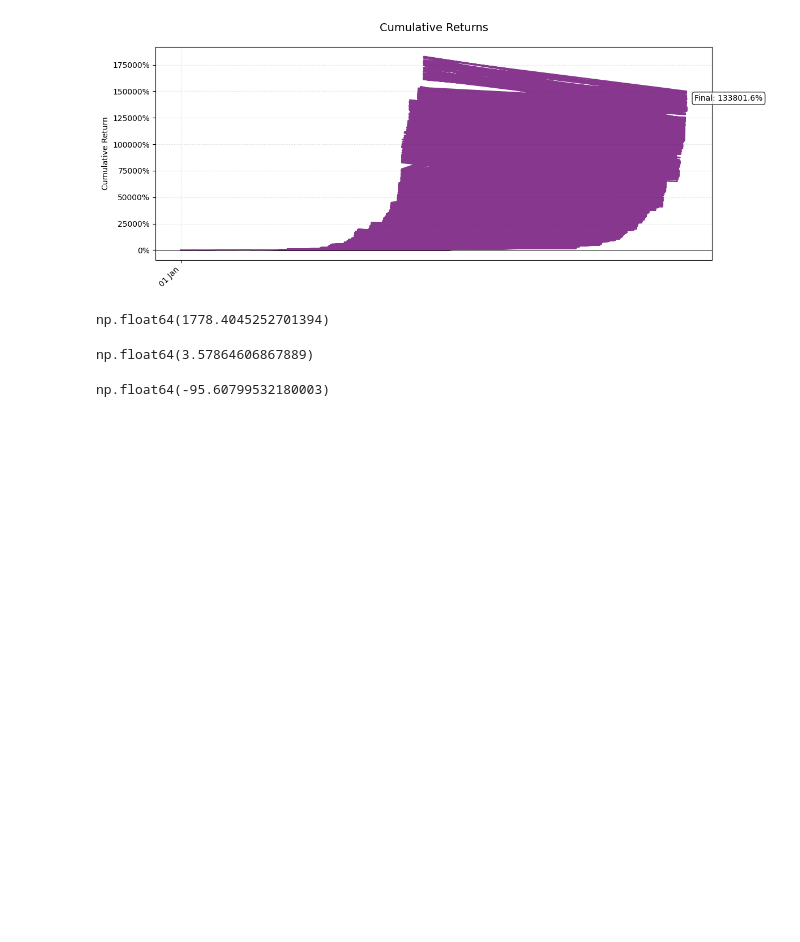
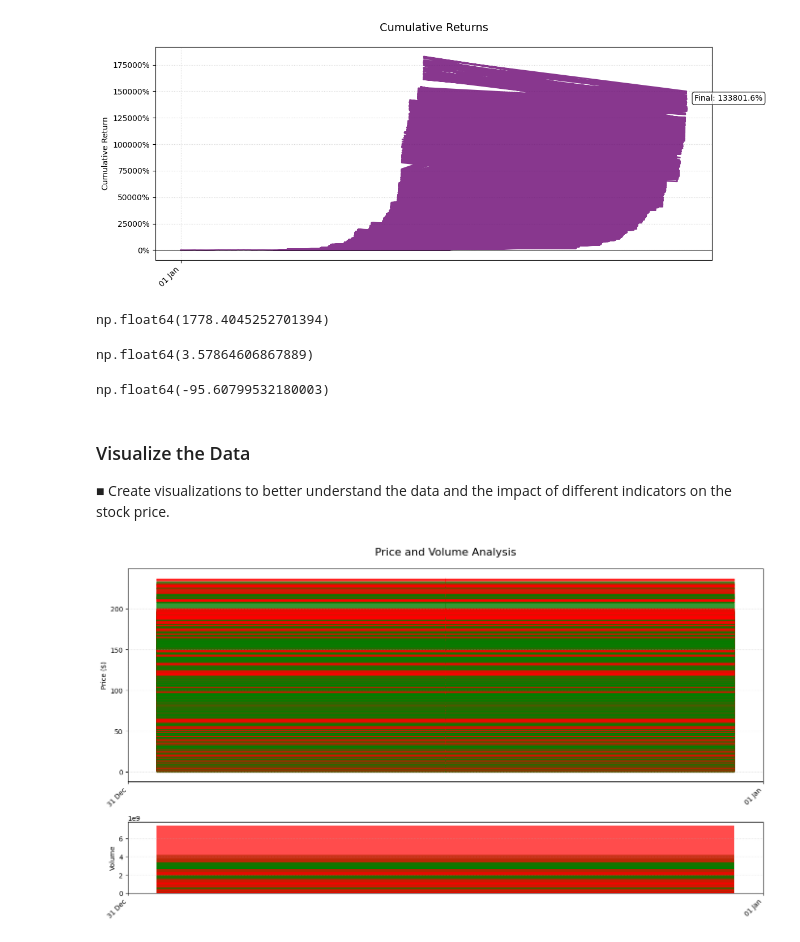
Before and after one commit to mubarek4566/Financial-News-and-Stock-Price-Analysis, a Jupyter notebook: notebooks/StockPrice_main.ipynb, the cells around one changed output. Saved outputs shown, nothing was run; the diff lists cells and outputs as text; code cells hidden in the pictures; blank space fills up the shorter version.

Commit message:
new updates on data visualizations on stoke price

```diff
--- a/notebooks/StockPrice_main.ipynb
+++ b/notebooks/StockPrice_main.ipynb
@@ -198,3 +199,13 @@ np.float64(-95.60799532180003)
 # %%
 #benchmark_returns = pd.Series(np.random.normal(0.0005, 0.01, len(df1)), index=df1.index)
 #quantit.beta(benchmark_returns)
+# %% [markdown]
+### Visualize the Data
+■	Create visualizations to better understand the data and the impact of different indicators on the stock price.
+# %%
+visualizer = StockVisualizer(df1)
+visualizer._preprocess_data()
+# %%
+visualizer.plot_price_volume()
+# %% [output]
+[figure, added]
```
Also changed, not shown: parts of 3 cells of this notebook, 3 other files.
